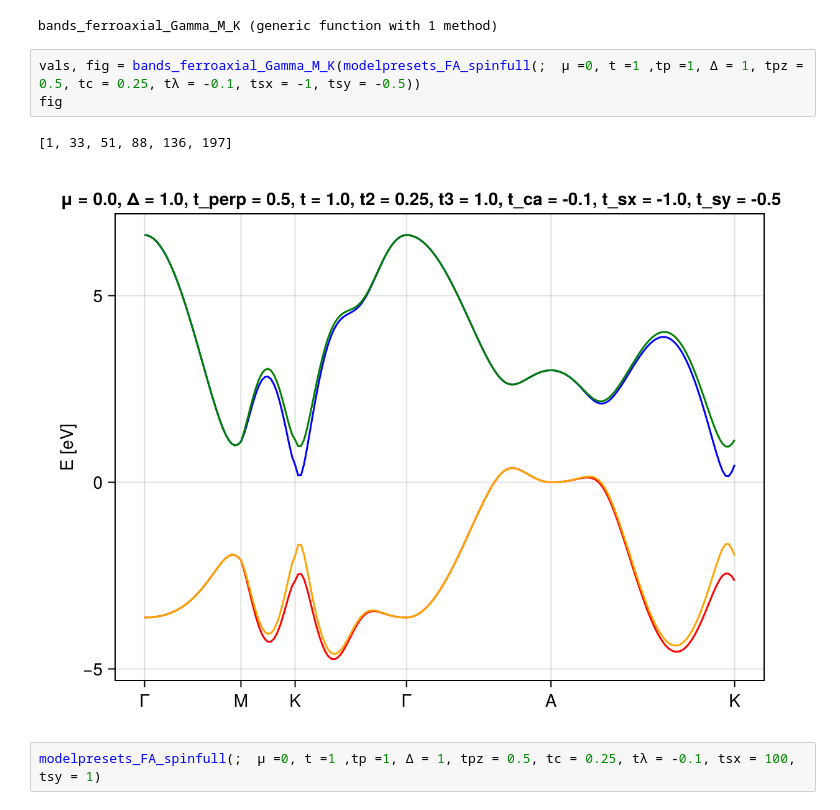
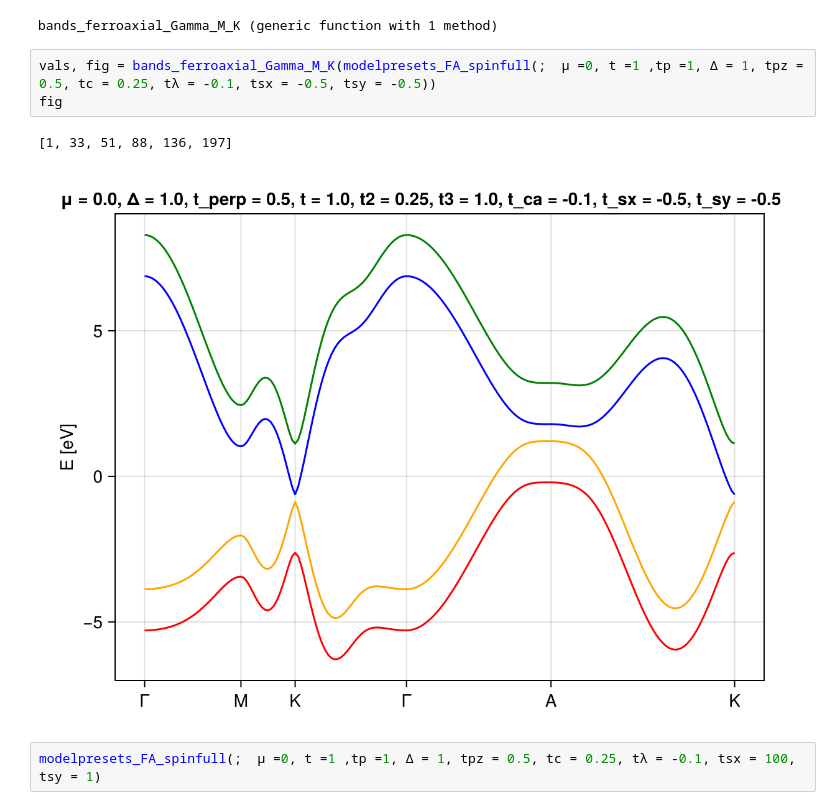
Before and after one commit to fernandopenaranda/Field_Induced_Hall_Effect, a Jupyter notebook: src/spinfull_ferroaxial.ipynb, the cells around one changed output. Drawn from its saved outputs; the diff is of its cells as text.

```diff
--- a/src/spinfull_ferroaxial.ipynb
+++ b/src/spinfull_ferroaxial.ipynb
@@ -74,11 +74,11 @@ end
 # %% [output]
 bands_ferroaxial_Gamma_M_K (generic function with 1 method)
 # %%
-vals, fig = bands_ferroaxial_Gamma_M_K(modelpresets_FA_spinfull(;  μ =0, t =1 ,tp =1, Δ = 1, tpz = 0.5, tc = 0.25, tλ = -0.1, tsx = -1, tsy = -0.5))
+vals, fig = bands_ferroaxial_Gamma_M_K(modelpresets_FA_spinfull(;  μ =0, t =1 ,tp =1, Δ = 1, tpz = 0.5, tc = 0.25, tλ = -0.1, tsx = -0.5, tsy = -0.5))
 fig
 # %% [output]
 [1, 33, 51, 88, 136, 197]
-[figure, old version]
+[figure, new version]
 # %%
 modelpresets_FA_spinfull(;  μ =0, t =1 ,tp =1, Δ = 1, tpz = 0.5, tc = 0.25, tλ = -0.1, tsx = 100, tsy = 1)
 # %% [output]
```
Also changed, not shown: parts of 2 cells of this notebook, 2 other files.
